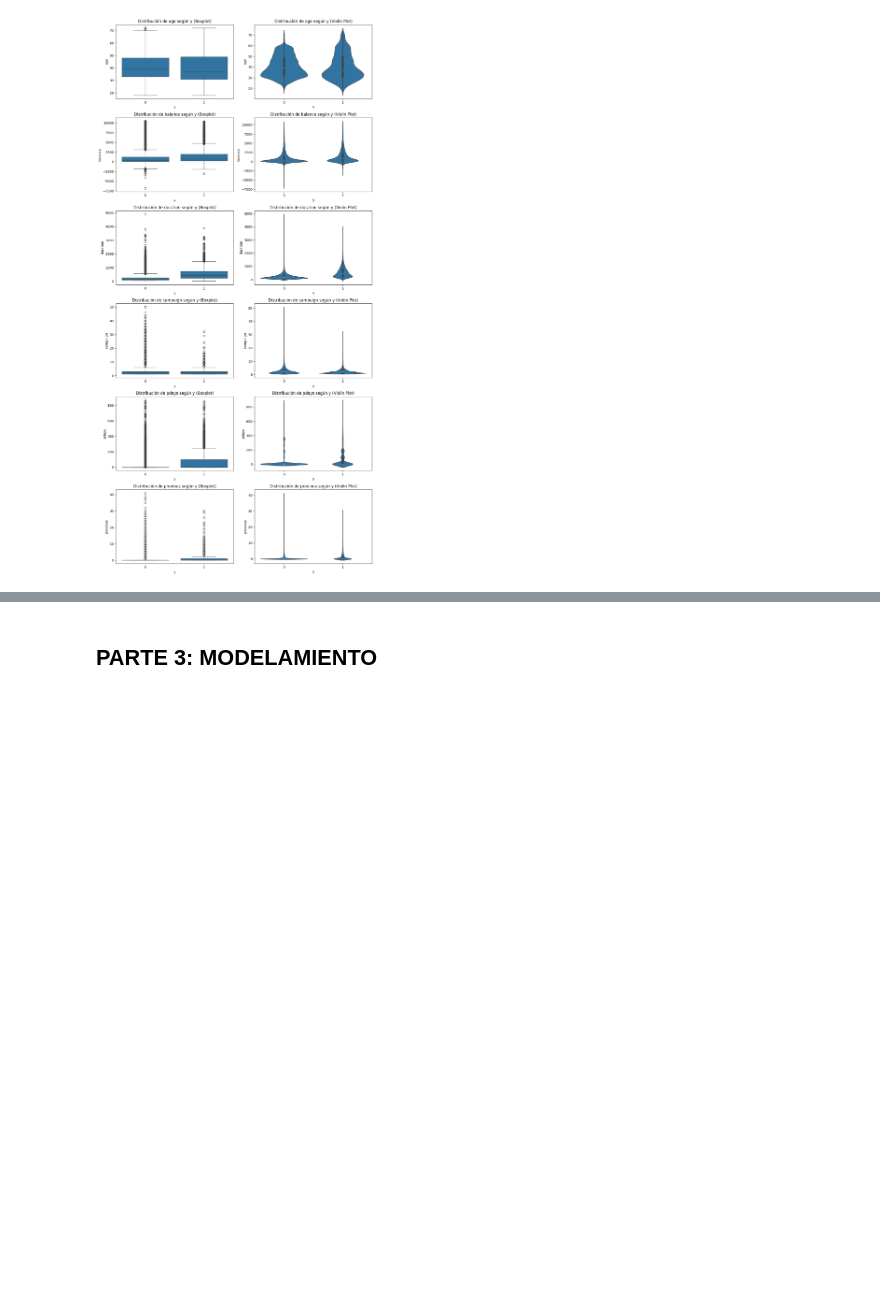
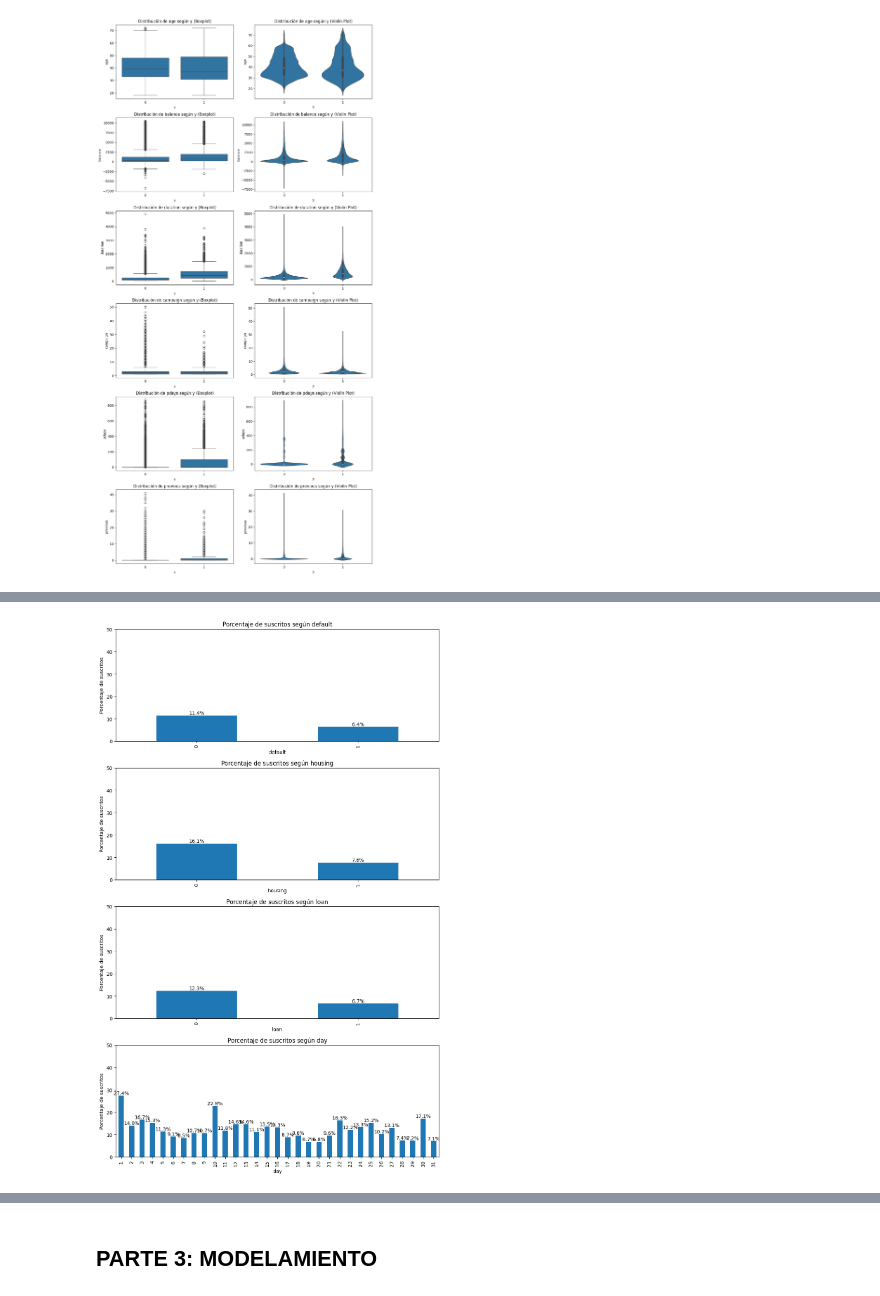
Before and after one commit to TheOneTrueDeQu/PROY2, a Jupyter notebook: PROY2-dataymodelos.ipynb, the cells around one changed output, grey strips where cells are left out. Saved outputs shown, nothing was run; the diff lists cells and outputs as text; code cells hidden in the pictures; blank space fills up the shorter version.

```diff
--- a/PROY2-dataymodelos.ipynb
+++ b/PROY2-dataymodelos.ipynb
@@ -322,31 +322,33 @@ plt.show()
 # %%
 # Configuración de gráficos
 fig, axes = plt.subplots(nrows=len(columnas_binarias), ncols=1, figsize=(10, len(columnas_binarias) * 4))
 
 # Generar un gráfico para cada columna binaria
 for i, col in enumerate(columnas_binarias):
     # Agrupamos por la columna binaria y 'y' y calculamos el tamaño del grupo
     conteo = data_clean.groupby([col, 'y']).size().unstack()
 
     # Calculamos el porcentaje de y = 1 en cada categoría de la columna binaria
     porcentaje_y_1 = (conteo[1] / conteo.sum(axis=1)) * 100
 
     # Graficamos el porcentaje
     ax = porcentaje_y_1.plot(kind='bar', ax=axes[i], color='#1f77b4')
-    axes[i].set_title(f'Porcentaje de y = 1 respecto al total según {col}')
+    axes[i].set_title(f'Porcentaje de suscritos según {col}')
     axes[i].set_xlabel(col)
-    axes[i].set_ylabel('Porcentaje de y = 1')
+    axes[i].set_ylabel('Porcentaje de suscritos')
     axes[i].set_ylim(0, 50)  # Escala de 0 a 100 para el porcentaje
 
     # Añadir etiquetas de porcentaje encima de cada barra
     for p in ax.patches:
         ax.annotate(f'{p.get_height():.1f}%',
                     (p.get_x() + p.get_width() / 2, p.get_height()),
                     ha='center', va='bottom')
 
 # Ajuste del layout
 plt.tight_layout()
 plt.show()
+# %% [output]
+[figure, added]
 # %%
 # Configuración de gráficos
 fig, axes = plt.subplots(nrows=len(columnas_categoricas), ncols=1, figsize=(10, len(columnas_categoricas) * 4))
```
Also changed, not shown: parts of 2 cells of this notebook.
